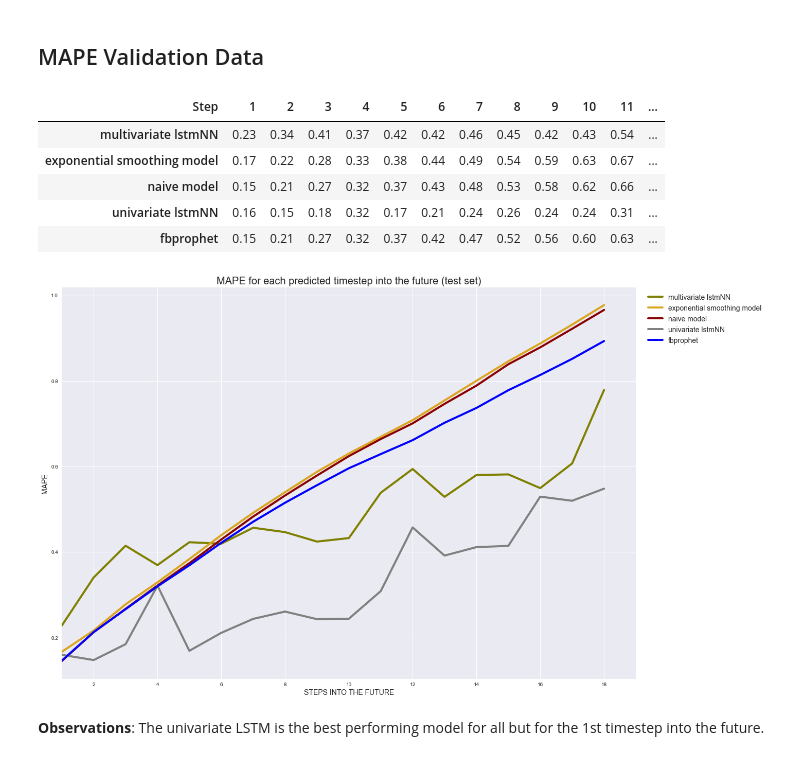
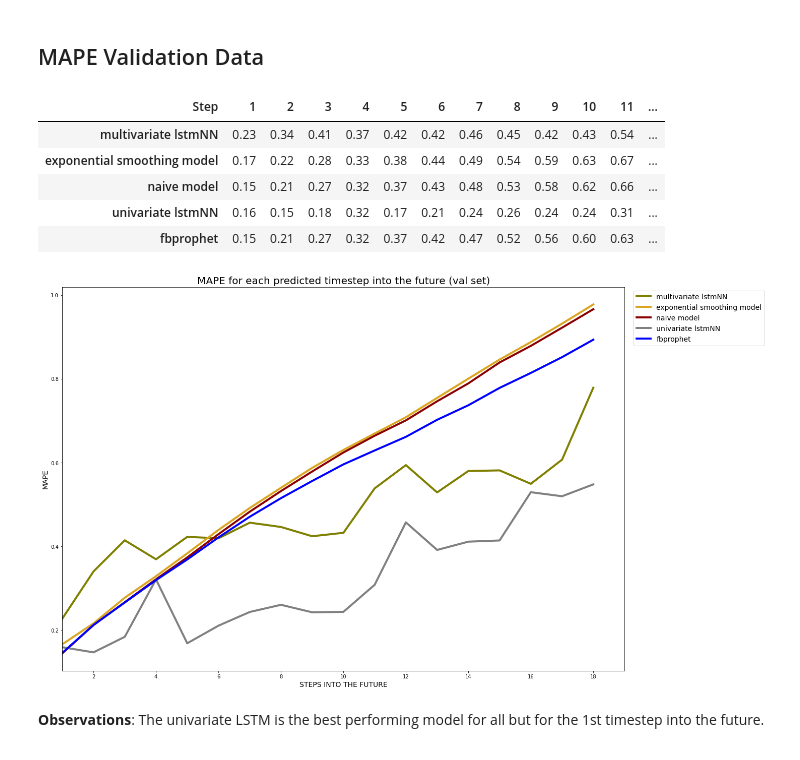
Before and after one commit to JonJae/TimeSeriesPrediction_FeedInMngmt, a Jupyter notebook: FeedInMngmt_Results.ipynb, the cells around one changed output. Drawn from its saved outputs; the diff is of its cells as text; code cells hidden in the pictures.

```diff
--- a/FeedInMngmt_Results.ipynb
+++ b/FeedInMngmt_Results.ipynb
@@ -140,16 +141,17 @@ mape_test.round(2)
 # %% [markdown]
 ## MAPE Validation Data
 # %%
-mape_val = get_erros(metric = 'MAPE', folder='Validation Errors')
-plot_results(mape_val, 'MAPE', val_or_test='test')
+metric = 'MAPE'
+mape_val = get_erros(metric = metric, folder='Validation Errors')
+plot_results(mape_val, metric = metric, val_or_test='val')
 mape_val.round(2)
 # %% [output]
 | Step | 1 | 2 | 3 | 4 | 5 | 6 | 7 | 8 | 9 | 10 | 11 | ... |
 | multivariate lstmNN | 0.23 | 0.34 | 0.41 | 0.37 | 0.42 | 0.42 | 0.46 | 0.45 | 0.42 | 0.43 | 0.54 | ... |
 | exponential smoothing model | 0.17 | 0.22 | 0.28 | 0.33 | 0.38 | 0.44 | 0.49 | 0.54 | 0.59 | 0.63 | 0.67 | ... |
 | naive model | 0.15 | 0.21 | 0.27 | 0.32 | 0.37 | 0.43 | 0.48 | 0.53 | 0.58 | 0.62 | 0.66 | ... |
 | univariate lstmNN | 0.16 | 0.15 | 0.18 | 0.32 | 0.17 | 0.21 | 0.24 | 0.26 | 0.24 | 0.24 | 0.31 | ... |
 | fbprophet | 0.15 | 0.21 | 0.27 | 0.32 | 0.37 | 0.42 | 0.47 | 0.52 | 0.56 | 0.60 | 0.63 | ... |
-[figure, old version]
+[figure, new version]
 # %% [markdown]
 **Observations**: The univariate LSTM is the best performing model for all but for the 1st timestep into the future.
```
Also changed, not shown: parts of 5 cells of this notebook.
